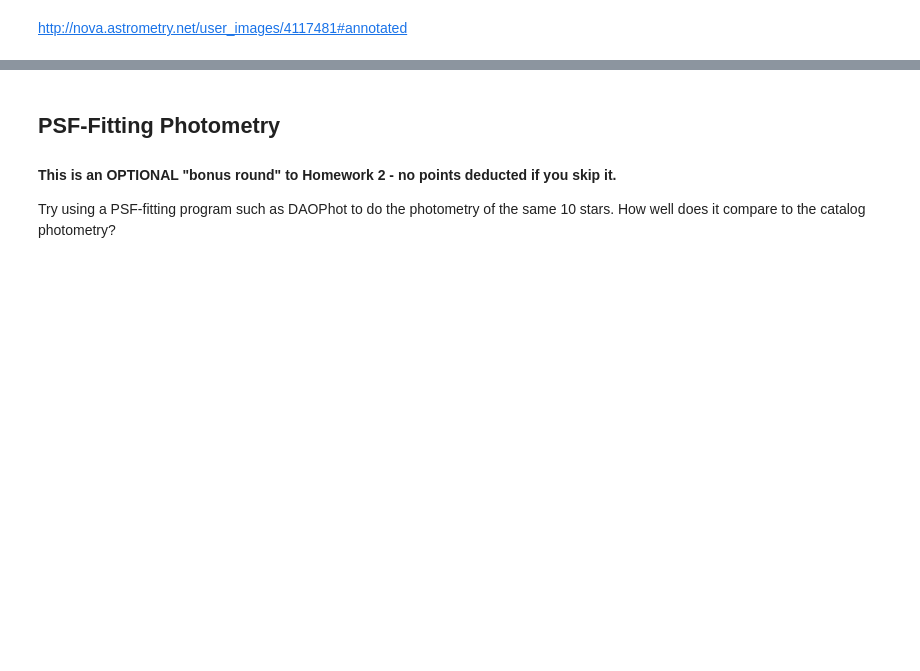
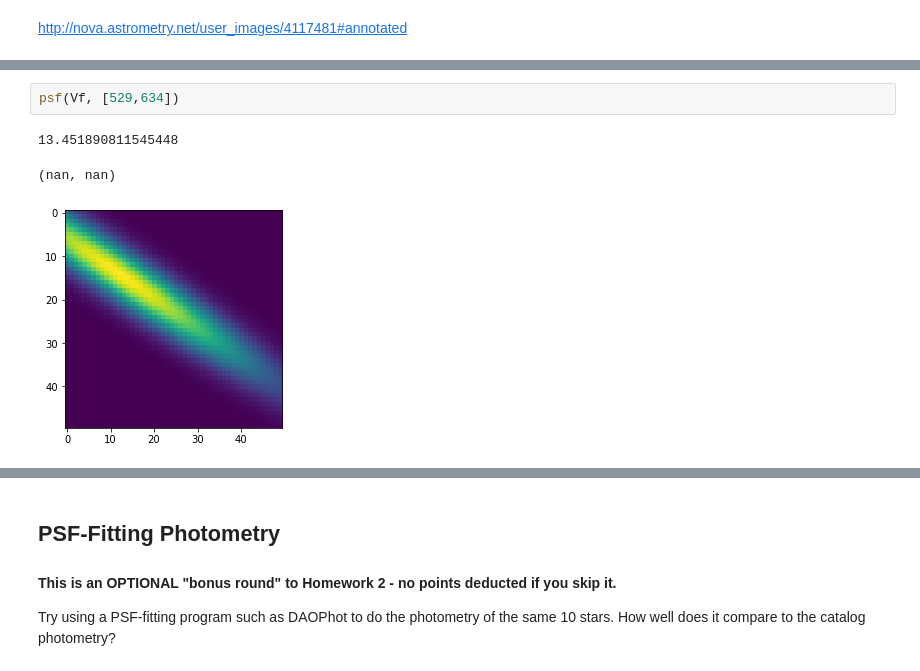
Before and after one commit to bazarsen/observationalastronomy, a Jupyter notebook: photometry.ipynb, the cells around one changed output, grey strips where cells are left out. Saved outputs shown, nothing was run; the diff lists cells and outputs as text; blank space fills up the shorter version.

```diff
--- a/photometry.ipynb
+++ b/photometry.ipynb
@@ -324,0 +369,6 @@ TypeError: only integer scalar arrays can be converted to a scalar index
+# %%
+psf(Vf, [529,634])
+# %% [output]
+13.451890811545448
+(nan, nan)
+[figure, added]
```
Also changed, not shown: parts of 20 cells of this notebook.
